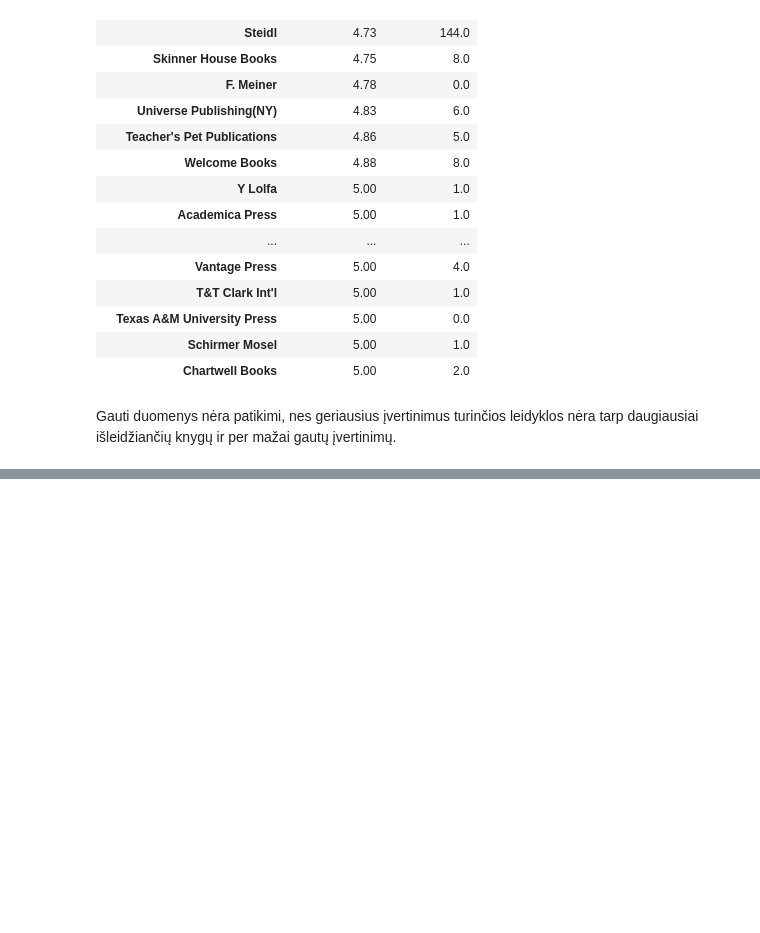
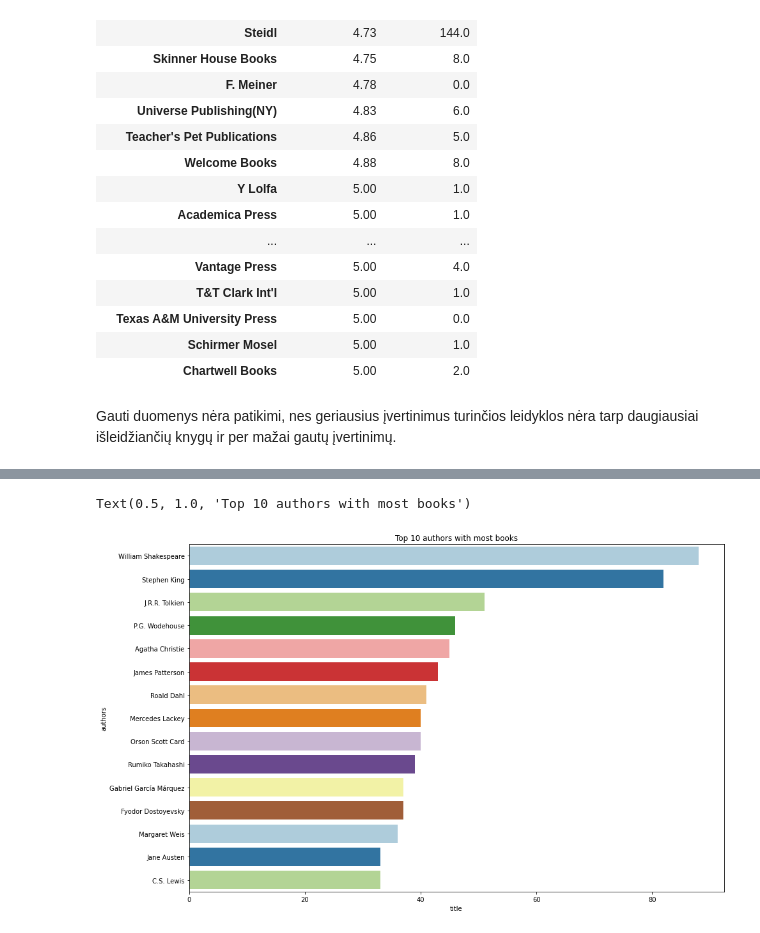
Before and after one commit to GretaMatu/python_mokymai, a Jupyter notebook: baigiamasis_darbas.ipynb, the cells around one changed output, grey strips where cells are left out. Drawn from its saved outputs; the diff is of its cells as text; code cells hidden in the pictures; blank space fills up the shorter version.

```diff
--- a/baigiamasis_darbas.ipynb
+++ b/baigiamasis_darbas.ipynb
@@ -324,0 +342,3 @@ Gauti duomenys nėra patikimi, nes geriausius įvertinimus turinčios leidyklos
+# %%
+most_books = books.groupby(['authors'])['title'].count().reset_index().sort_values('title', ascending=False).head(15).set_index('authors')
+most_books
@@ -324,0 +363,7 @@ Gauti duomenys nėra patikimi, nes geriausius įvertinimus turinčios leidyklos
+# %%
+plt.figure(figsize=(15,10))
+ax = sns.barplot(x= most_books['title'], y=most_books.index, palette='Paired')
+ax.set_title("Top 10 authors with most books")
+# %% [output]
+Text(0.5, 1.0, 'Top 10 authors with most books')
+[figure, added]
```
Also changed, not shown: parts of 5 cells of this notebook.
